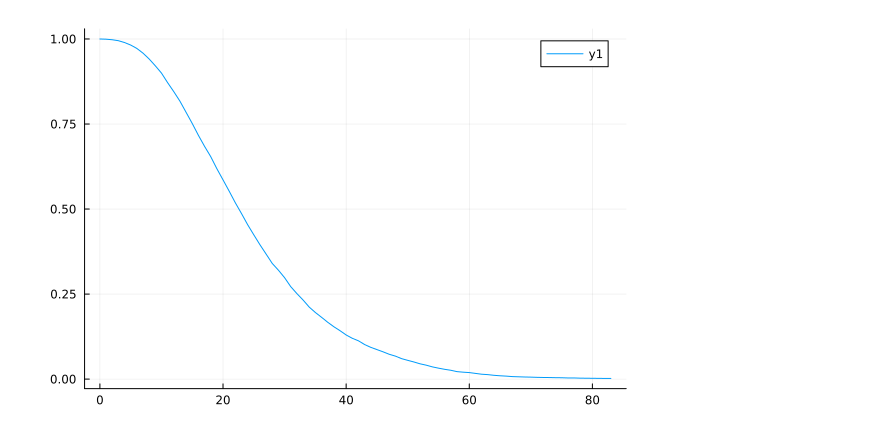
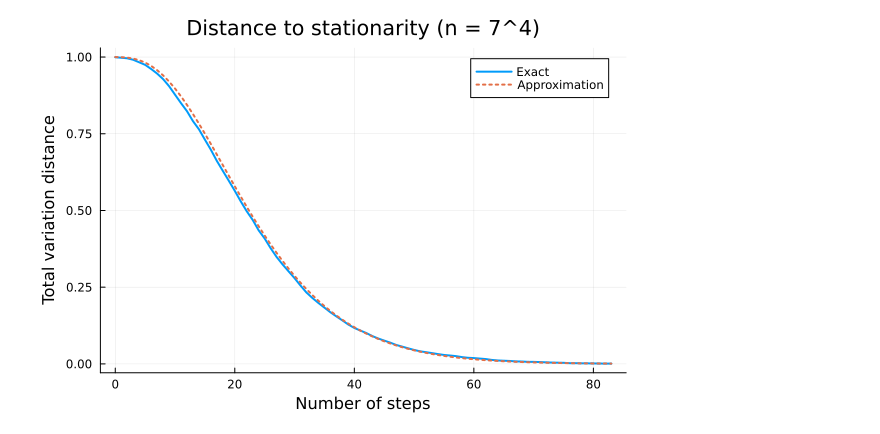
Before and after one commit to Michael-Howes/BurnsideProcess, a Jupyter notebook: Examples/necklaces_examples.ipynb, the cells around one changed output. Saved outputs shown, nothing was run; the diff lists cells and outputs as text; code cells hidden in the pictures.

```diff
--- a/Examples/necklaces_examples.ipynb
+++ b/Examples/necklaces_examples.ipynb
@@ -17,6 +15,17 @@ DimensionMismatch: DimensionMismatch: tried to assign 168-element array to 1×84
 # %%
-TV_dist = 1 .- sum(samples .== 0, dims = 1)/n_samples
+TV_dist = (1 .- sum(samples .== 0, dims = 1)/n_samples)'
 ts = 0:(reps-1)
-plot(ts, TV_dist')
+approx = ones(reps)
+for t in 1:(reps-1)
+    nbin = NegativeBinomial(t, 1-1/p)
+    approx[t+1] = cdf(nbin, m-1)
+end
+plt = plot(ts, TV_dist, label="Exact", linewidth = 2)
+plot!(plt, ts, approx, label="Approximation",linewidth = 2, linestyle = :dot)
+xlabel!(plt, "Number of steps")
+ylabel!(plt, "Total variation distance")
+title!(plt, "Distance to stationarity (n = 7^4)")
+savefig(plt, "../Figures/necklaces_7_pow_4.pdf")
+plt
 # %% [output]
-[figure, old version]
+[figure, new version]
```
Also changed, not shown: parts of 8 cells of this notebook, 5 other files.
